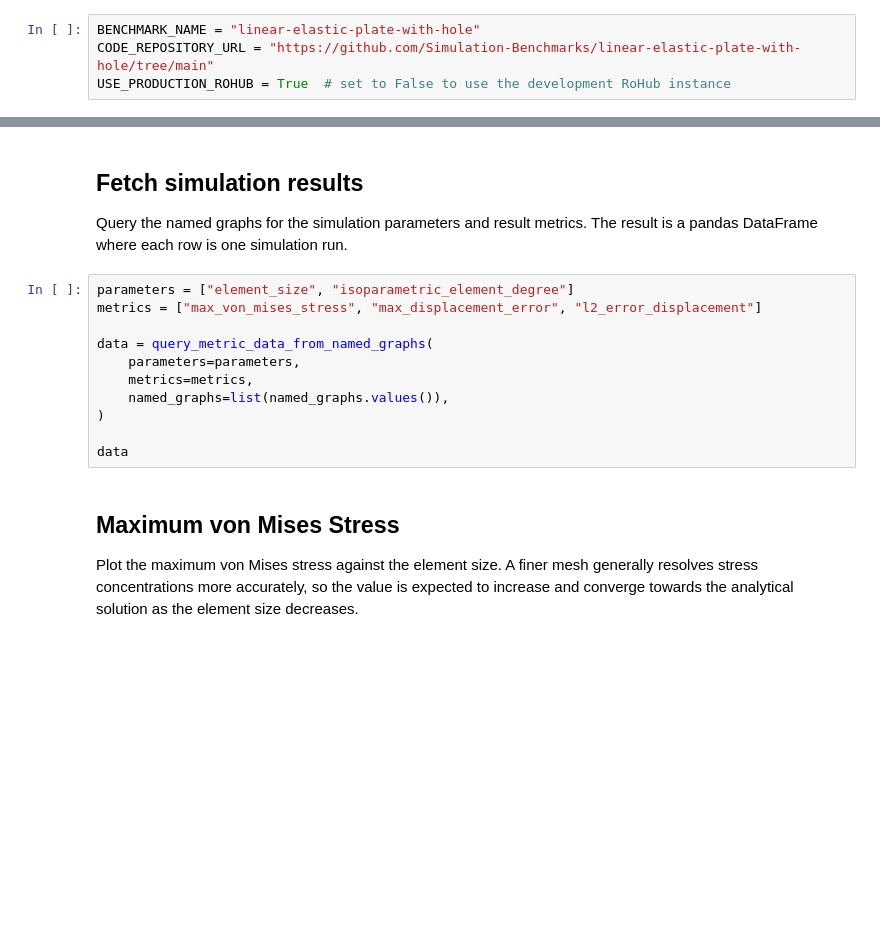
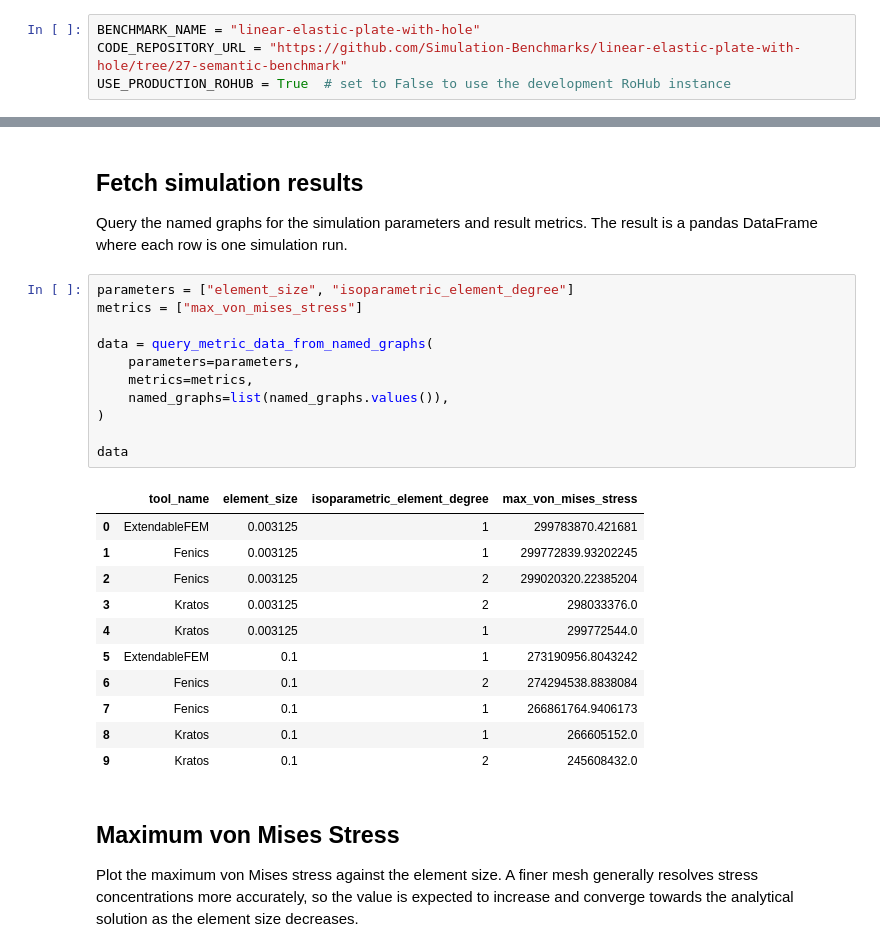
Before and after one commit to Simulation-Benchmarks/linear-elastic-plate-with-hole, a Jupyter notebook: notebooks/plate_with_hole.ipynb, the cells around one changed output, grey strips where cells are left out. Cells and saved outputs as stored; diff of their text form; blank space fills up the shorter version.

```diff
--- a/notebooks/plate_with_hole.ipynb
+++ b/notebooks/plate_with_hole.ipynb
@@ -183,7 +185,7 @@ from plot_metrics import select_plot_columns, plot_provenance_graph
 ## Configuration
 # %%
 BENCHMARK_NAME = "linear-elastic-plate-with-hole"
-CODE_REPOSITORY_URL = "https://github.com/Simulation-Benchmarks/linear-elastic-plate-with-hole/tree/main"
+CODE_REPOSITORY_URL = "https://github.com/Simulation-Benchmarks/linear-elastic-plate-with-hole/tree/27-semantic-benchmark"
 USE_PRODUCTION_ROHUB = True  # set to False to use the development RoHub instance
 # %% [markdown]
 ## Connect to RoHub and find RO-Crates
@@ -215,15 +228,27 @@ Query the named graphs for the simulation parameters and result metrics.
 The result is a pandas DataFrame where each row is one simulation run.
 # %%
 parameters = ["element_size", "isoparametric_element_degree"]
-metrics = ["max_von_mises_stress", "max_displacement_error", "l2_error_displacement"]
+metrics = ["max_von_mises_stress"]
 
 data = query_metric_data_from_named_graphs(
     parameters=parameters,
     metrics=metrics,
     named_graphs=list(named_graphs.values()),
 )
 
 data
+# %% [output]
+|  | tool_name | element_size | isoparametric_element_degree | max_von_mises_stress |
+| 0 | ExtendableFEM | 0.003125 | 1 | 299783870.421681 |
+| 1 | Fenics | 0.003125 | 1 | 299772839.93202245 |
+| 2 | Fenics | 0.003125 | 2 | 299020320.22385204 |
+| 3 | Kratos | 0.003125 | 2 | 298033376.0 |
+| 4 | Kratos | 0.003125 | 1 | 299772544.0 |
+| 5 | ExtendableFEM | 0.1 | 1 | 273190956.8043242 |
+| 6 | Fenics | 0.1 | 2 | 274294538.8838084 |
+| 7 | Fenics | 0.1 | 1 | 266861764.9406173 |
+| 8 | Kratos | 0.1 | 1 | 266605152.0 |
+| 9 | Kratos | 0.1 | 2 | 245608432.0 |
 # %% [markdown]
 ## Maximum von Mises Stress
 
```
Also changed, not shown: parts of 4 cells of this notebook, 9 other files.
